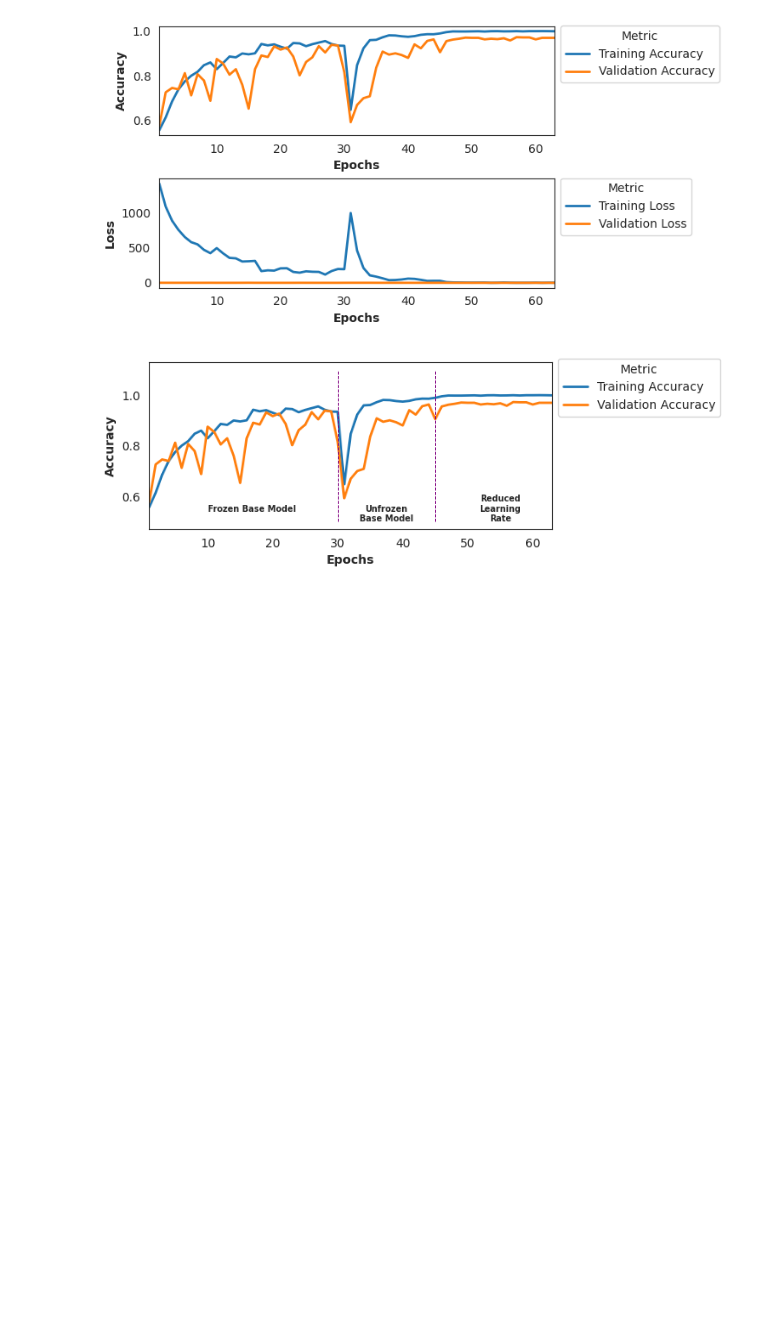
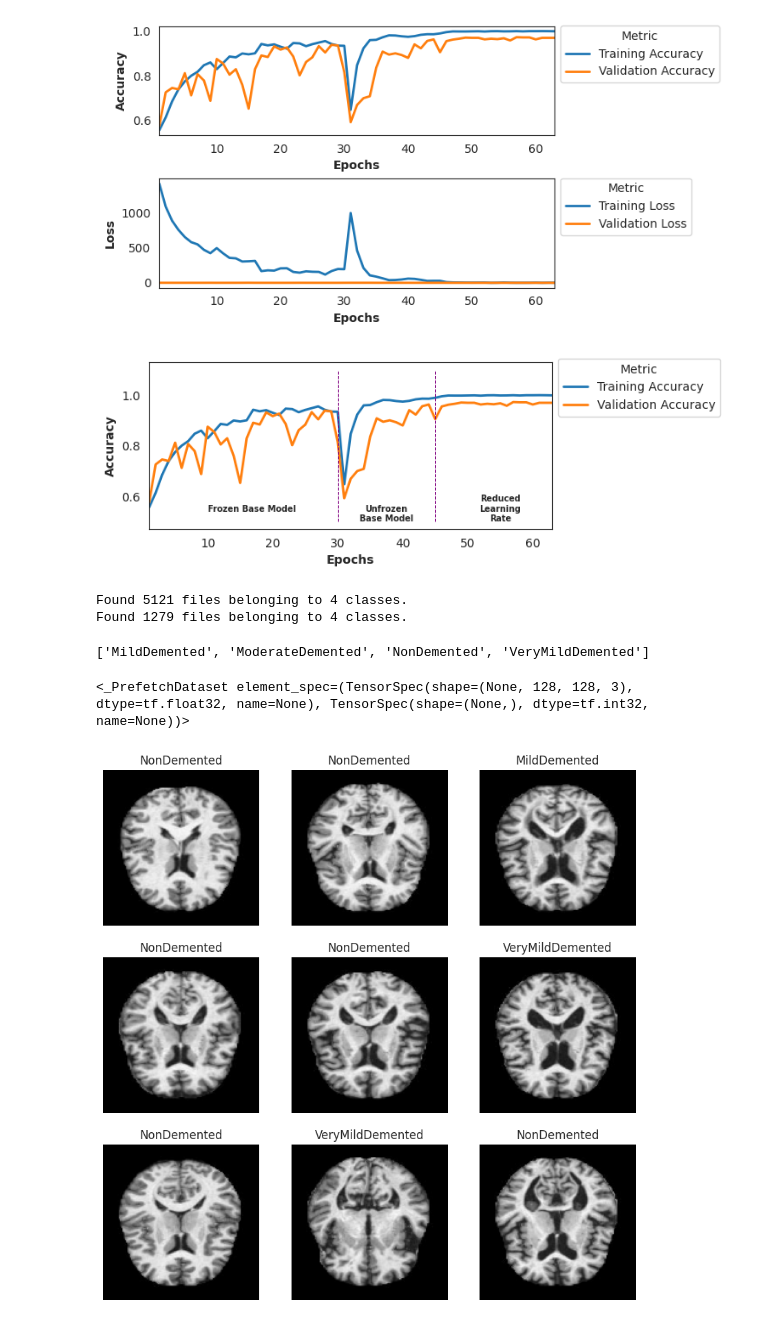
Before and after one commit to sarahayek98/Alzheimer-detection-using-3-machine-learning-algorithms-, a Jupyter notebook: Untitled9.ipynb, the cells around one changed output. Drawn from its saved outputs; the diff is of its cells as text; code cells hidden in the pictures; blank space fills up the shorter version.

```diff
--- a/Untitled9.ipynb
+++ b/Untitled9.ipynb
@@ -293,3 +293,39 @@ plt.savefig('efficient-ad-training-accuracy.pdf', bbox_inches='tight')
 [figure]
 # %%
 model.save("Efficient-AD.keras")
+# %%
+IMG_HEIGHT = 128
+IMG_WIDTH = 128
+train_ds = tf.keras.preprocessing.image_dataset_from_directory(
+"/content/drive/MyDrive/Alzheimer Dataset/train",
+seed=123,
+image_size=(IMG_HEIGHT, IMG_WIDTH),
+batch_size=64
+)
+
+test_ds = tf.keras.preprocessing.image_dataset_from_directory(
+"/content/drive/MyDrive/Alzheimer Dataset/test",
+seed=123,
+image_size=(IMG_HEIGHT, IMG_WIDTH),
+batch_size=64
+)
+# %% [output]
+Found 5121 files belonging to 4 classes.
+Found 1279 files belonging to 4 classes.
+# %%
+class_names = train_ds.class_names
+print(class_names)
+train_ds
+# %% [output]
+['MildDemented', 'ModerateDemented', 'NonDemented', 'VeryMildDemented']
+<_PrefetchDataset element_spec=(TensorSpec(shape=(None, 128, 128, 3), dtype=tf.float32, name=None), TensorSpec(shape=(None,), dtype=tf.int32, name=None))>
+# %%
+plt.figure(figsize=(10, 10))
+for images, labels in train_ds.take(1):
+    for i in range(9):
+        ax = plt.subplot(3, 3, i + 1)
+        plt.imshow(images[i].numpy().astype("uint8"))
+        plt.title(class_names[labels[i]])
+        plt.axis("off")
+# %% [output]
+[figure, added]
```
Also changed, not shown: parts of 18 cells of this notebook.
